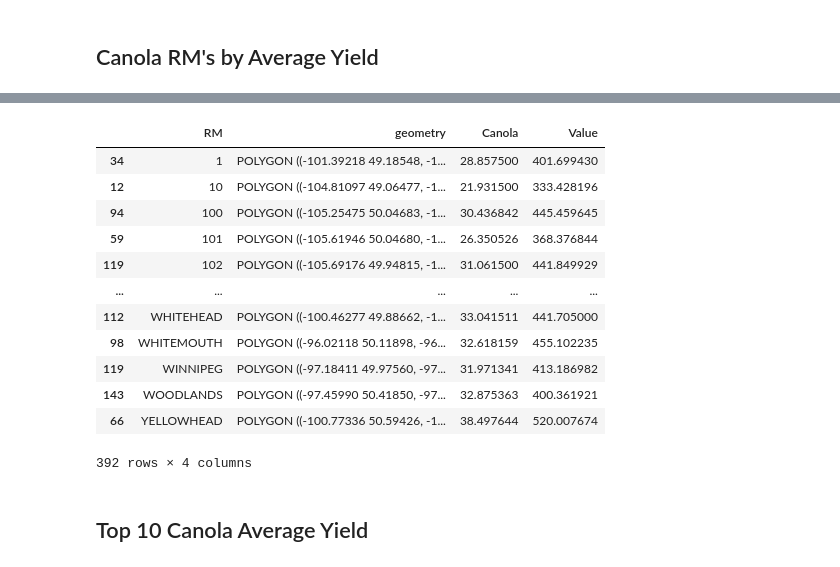
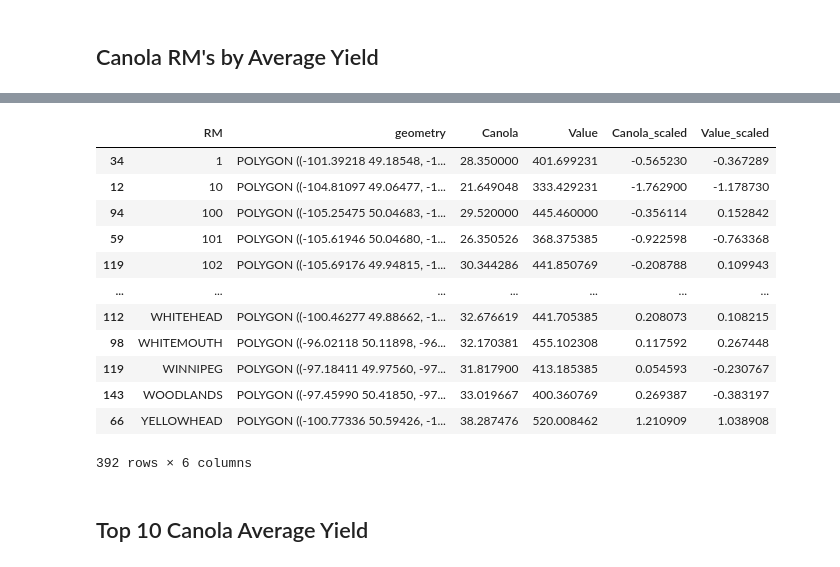
Before and after one commit to cboyda/AgTech, a Jupyter notebook: Assignments/CapstoneAssignment_CropAnalysis.ipynb, the cells around one changed output, grey strips where cells are left out. Saved outputs shown, nothing was run; the diff lists cells and outputs as text; code cells hidden in the pictures.

```diff
--- a/Assignments/CapstoneAssignment_CropAnalysis.ipynb
+++ b/Assignments/CapstoneAssignment_CropAnalysis.ipynb
@@ -814,0 +906,3 @@ plt.show()
+# %%
+df_all_20yrs_group = df_all_20yrs.drop(columns=['Year']).groupby('RM').mean(numeric_only=True)
+df_all_20yrs_group
@@ -814,0 +954,29 @@ plt.show()
+# %%
+# Normalize Canola and Value so that we can compare them on GIS maps
+
+# Initialize the Robust Scaler
+scaler = RobustScaler()
+
+# Create masks to identify rows where 'Canola' and 'Value' are not NaN
+canola_mask = ~df_all_20yrs_group['Canola'].isna()
+value_mask = ~df_all_20yrs_group['Value'].isna()
+
+# Select the 'Canola' and 'Value' columns for scaling
+# Scale 'Canola' only if 'Value' is NaN but 'Canola' exists
+df_to_scale_canola = df_all_20yrs_group.loc[canola_mask, ['Canola']]
+df_to_scale_value = df_all_20yrs_group.loc[value_mask, ['Value']]
+
+# Fit the scaler to the data and transform the selected columns
+scaled_canola_values = scaler.fit_transform(df_to_scale_canola)
+scaled_value_values = scaler.fit_transform(df_to_scale_value)
+
+# Create DataFrames to store the scaled values
+df_scaled_canola = pd.DataFrame(scaled_canola_values, columns=['Canola_Scaled'])
+df_scaled_value = pd.DataFrame(scaled_value_values, columns=['Value_Scaled'])
+
+# Merge the scaled values back into the original DataFrame, aligning them with the non-NaN rows
+df_all_20yrs_group.loc[canola_mask, ['Canola_scaled']] = df_scaled_canola.values
+df_all_20yrs_group.loc[value_mask, ['Value_scaled']] = df_scaled_value.values
+
+# Show the first few rows of the updated DataFrame
+df_all_20yrs_group
@@ -1201,20 +1588,24 @@ df_yield_20yrs.drop(columns=['Year']).groupby('RM').mean(numeric_only=True).sort
 # %%
-# Merge df_yield_20yrs with gdf to get the geometry
-gdf_yield = gdf.merge(df_yield_20yrs.drop(columns=['Year']).groupby('RM').mean(numeric_only=True), left_on='RM', right_index=True)
+# EXPORT above GIS .explore to HTML
+
+# Merge df_all_20yrs with gdf to get the geometry
+#gdf_yield = gdf.merge(df_all_20yrs.drop(columns=['Year']).groupby('RM').mean(numeric_only=True), left_on='RM', right_index=True)
+#gdf_all_yields = gdf.merge(df_all_20yrs.drop(columns=['Year']).groupby('RM').mean(numeric_only=True), left_on='RM', right_index=True)
+gdf_all_yields = gdf.merge(df_all_20yrs_group, left_on='RM', right_index=True)
 # %%
-gdf_yield.sort_values(by='RM')
+gdf_all_yields.sort_values(by='RM')
 # %% [output]
-|  | RM | geometry | Canola | Value |
-| 34 | 1 | POLYGON ((-101.39218 49.18548, -1... | 28.857500 | 401.699430 |
-| 12 | 10 | POLYGON ((-104.81097 49.06477, -1... | 21.931500 | 333.428196 |
-| 94 | 100 | POLYGON ((-105.25475 50.04683, -1... | 30.436842 | 445.459645 |
-| 59 | 101 | POLYGON ((-105.61946 50.04680, -1... | 26.350526 | 368.376844 |
-| 119 | 102 | POLYGON ((-105.69176 49.94815, -1... | 31.061500 | 441.849929 |
-| ... | ... | ... | ... | ... |
-| 112 | WHITEHEAD | POLYGON ((-100.46277 49.88662, -1... | 33.041511 | 441.705000 |
-| 98 | WHITEMOUTH | POLYGON ((-96.02118 50.11898, -96... | 32.618159 | 455.102235 |
-| 119 | WINNIPEG | POLYGON ((-97.18411 49.97560, -97... | 31.971341 | 413.186982 |
-| 143 | WOODLANDS | POLYGON ((-97.45990 50.41850, -97... | 32.875363 | 400.361921 |
-| 66 | YELLOWHEAD | POLYGON ((-100.77336 50.59426, -1... | 38.497644 | 520.007674 |
+|  | RM | geometry | Canola | Value | Canola_scaled | Value_scaled |
+| 34 | 1 | POLYGON ((-101.39218 49.18548, -1... | 28.350000 | 401.699231 | -0.565230 | -0.367289 |
+| 12 | 10 | POLYGON ((-104.81097 49.06477, -1... | 21.649048 | 333.429231 | -1.762900 | -1.178730 |
+| 94 | 100 | POLYGON ((-105.25475 50.04683, -1... | 29.520000 | 445.460000 | -0.356114 | 0.152842 |
+| 59 | 101 | POLYGON ((-105.61946 50.04680, -1... | 26.350526 | 368.375385 | -0.922598 | -0.763368 |
+| 119 | 102 | POLYGON ((-105.69176 49.94815, -1... | 30.344286 | 441.850769 | -0.208788 | 0.109943 |
+| ... | ... | ... | ... | ... | ... | ... |
+| 112 | WHITEHEAD | POLYGON ((-100.46277 49.88662, -1... | 32.676619 | 441.705385 | 0.208073 | 0.108215 |
+| 98 | WHITEMOUTH | POLYGON ((-96.02118 50.11898, -96... | 32.170381 | 455.102308 | 0.117592 | 0.267448 |
+| 119 | WINNIPEG | POLYGON ((-97.18411 49.97560, -97... | 31.817900 | 413.185385 | 0.054593 | -0.230767 |
+| 143 | WOODLANDS | POLYGON ((-97.45990 50.41850, -97... | 33.019667 | 400.360769 | 0.269387 | -0.383197 |
+| 66 | YELLOWHEAD | POLYGON ((-100.77336 50.59426, -1... | 38.287476 | 520.008462 | 1.210909 | 1.038908 |
-392 rows × 4 columns
+392 rows × 6 columns
 # %%
```
Also changed, not shown: parts of 97 cells of this notebook, 4 other files.
